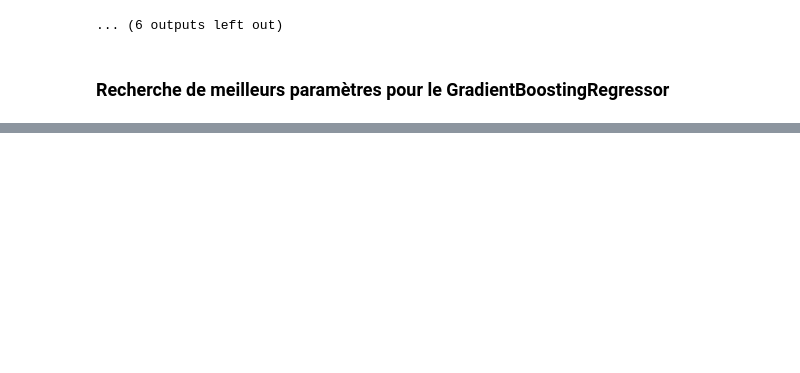
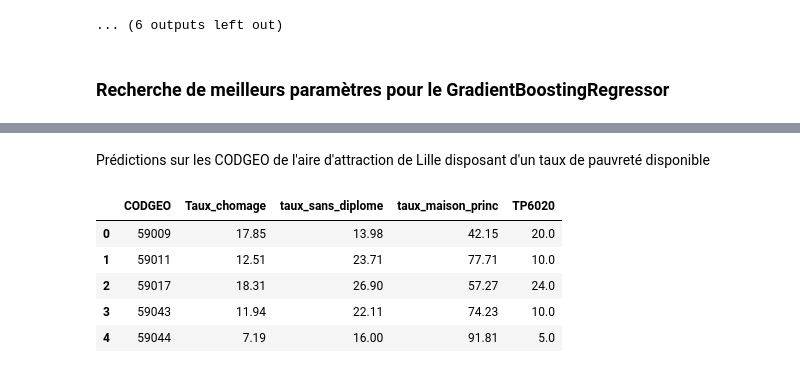
Before and after one commit to Mariehf64/fev23cda_french_industry, a Jupyter notebook: notebooks/Dataset 2020 - Transformation de variables pour ML - dataset complet.ipynb, the cells around one changed output, grey strips where cells are left out. Saved outputs shown, nothing was run; the diff lists cells and outputs as text; code cells hidden in the pictures; blank space fills up the shorter version.

```diff
--- a/notebooks/Dataset 2020 - Transformation de variables pour ML - dataset complet.ipynb
+++ b/notebooks/Dataset 2020 - Transformation de variables pour ML - dataset complet.ipynb
@@ -437,0 +451,11 @@ pd.DataFrame(y_predict
+# %% [markdown]
+Prédictions sur les CODGEO de l'aire d'attraction de Lille disposant d'un taux de pauvreté disponible
+# %%
+df_lille.head()
+# %% [output]
+|  | CODGEO | Taux_chomage | taux_sans_diplome | taux_maison_princ | TP6020 |
+| 0 | 59009 | 17.85 | 13.98 | 42.15 | 20.0 |
+| 1 | 59011 | 12.51 | 23.71 | 77.71 | 10.0 |
+| 2 | 59017 | 18.31 | 26.90 | 57.27 | 24.0 |
+| 3 | 59043 | 11.94 | 22.11 | 74.23 | 10.0 |
+| 4 | 59044 | 7.19 | 16.00 | 91.81 | 5.0 |
```
Also changed, not shown: parts of 12 cells of this notebook, 2 other files.
